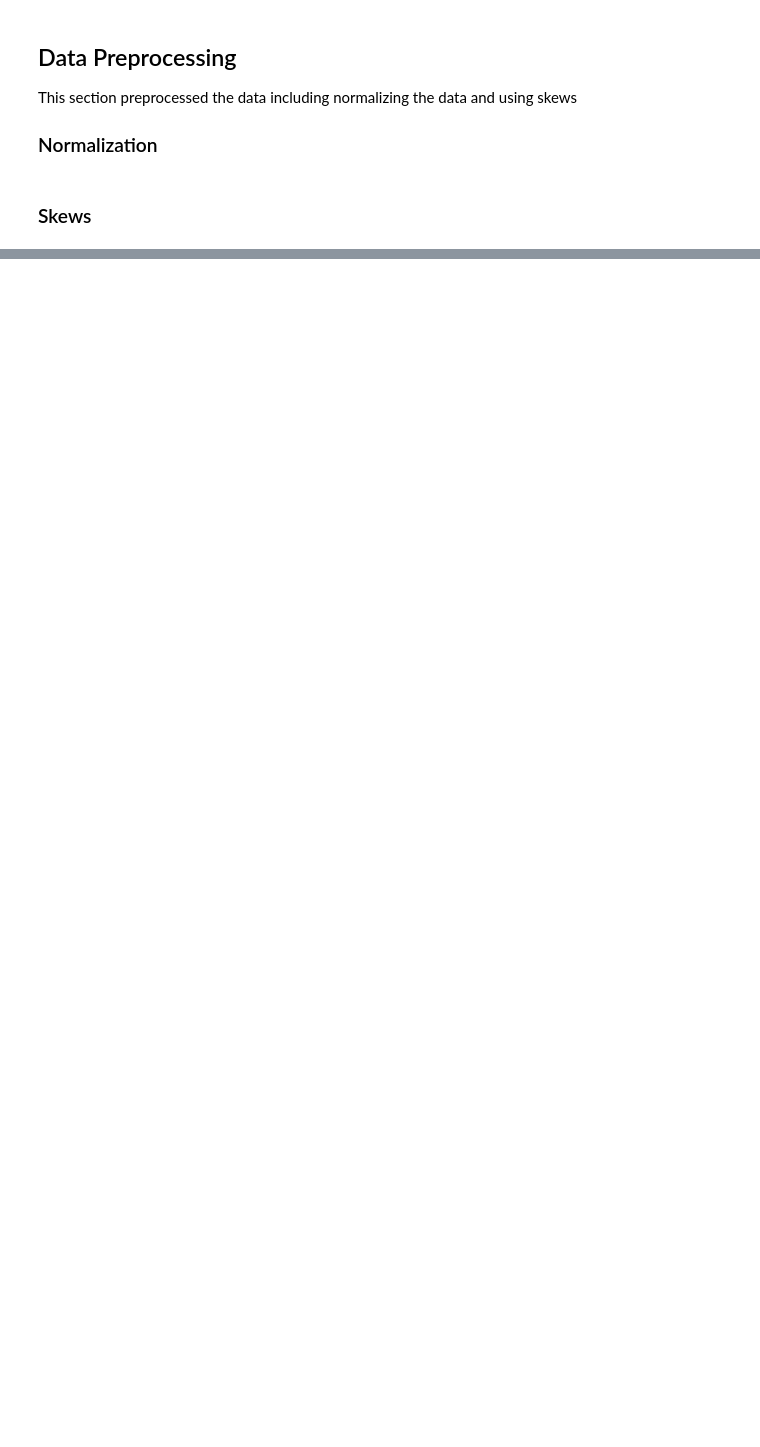
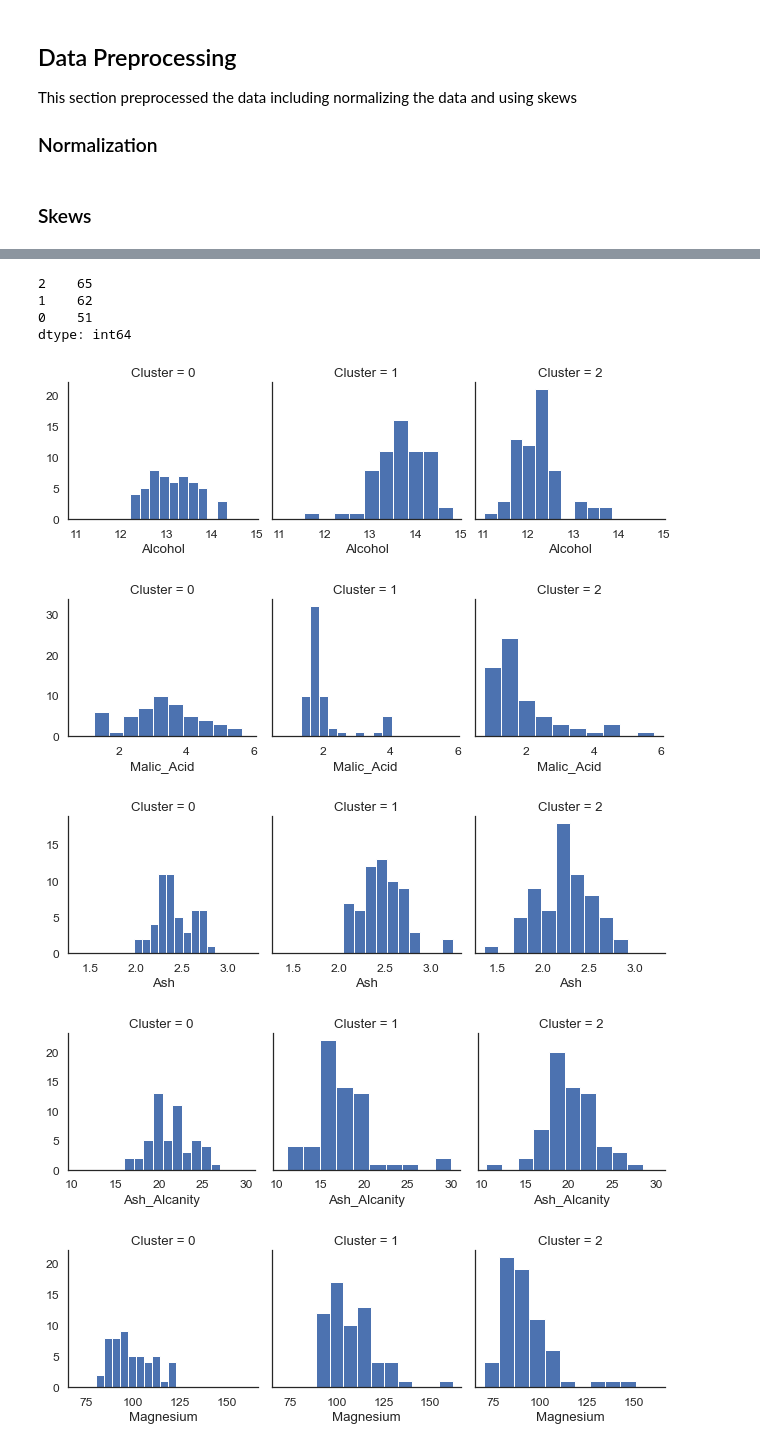
Before and after one commit to EVogel1999/Data-Mining-Assignment-3, a Jupyter notebook: src/main.ipynb, the cells around one changed output, grey strips where cells are left out. Drawn from its saved outputs; the diff is of its cells as text; code cells hidden in the pictures; blank space fills up the shorter version.

```diff
--- a/src/main.ipynb
+++ b/src/main.ipynb
@@ -147,0 +139,29 @@ wine
+# %%
+kmeans = KMeans(n_clusters=3,random_state=17,init='k-means++')
+kmeans_labels = kmeans.fit_predict(wine_cluster)
+
+centroids = kmeans.cluster_centers_
+centroids_pca = pca.transform(centroids)
+
+pd.Series(kmeans_labels).value_counts()
+# %% [output]
+2    65
+1    62
+0    51
+dtype: int64
+# %%
+wine_copy = wine.copy()
+wine_copy['Cluster'] = kmeans_labels
+
+aux = wine_copy.columns.tolist()
+aux[0:len(aux)-1]
+
+for cluster in aux[0:len(aux)-1]:
+    grid= sns.FacetGrid(wine_copy, col='Cluster')
+    grid.map(plt.hist, cluster)
+# %% [output]
+[figure, added]
+[figure, added]
+[figure, added]
+[figure, added]
+[figure, added]
```
Also changed, not shown: parts of 21 cells of this notebook.
